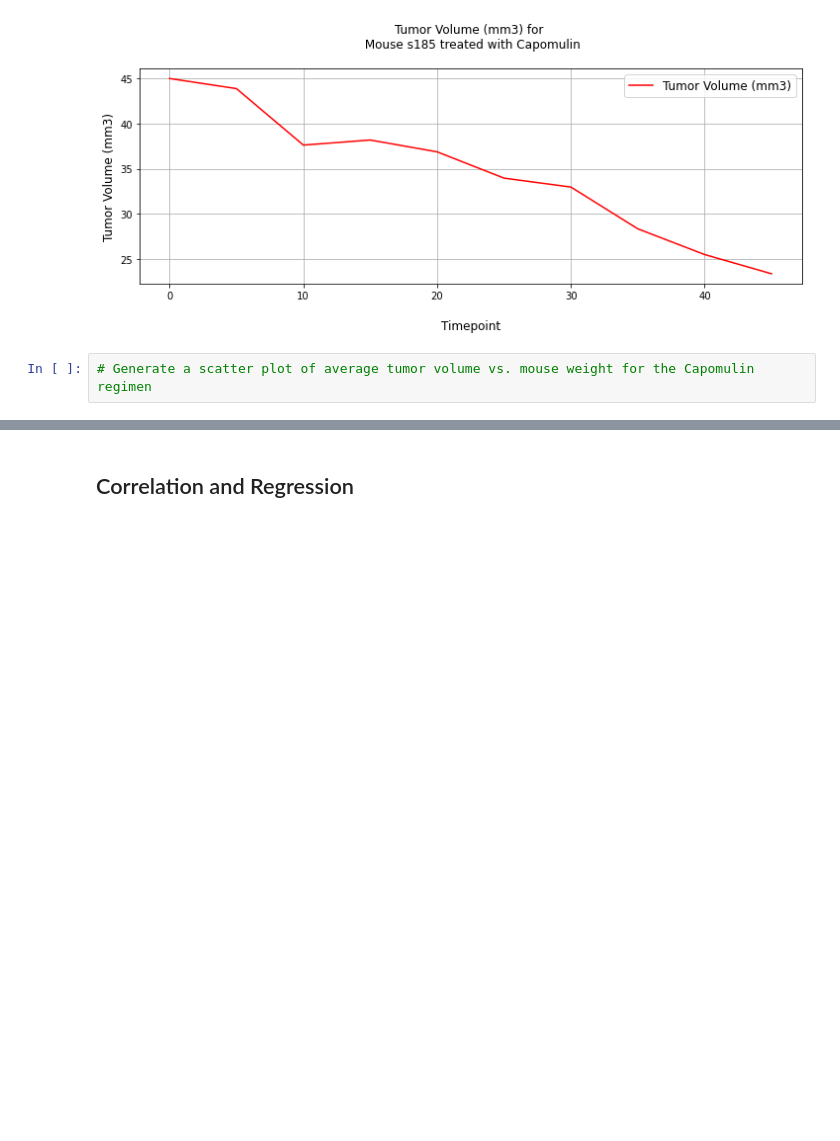
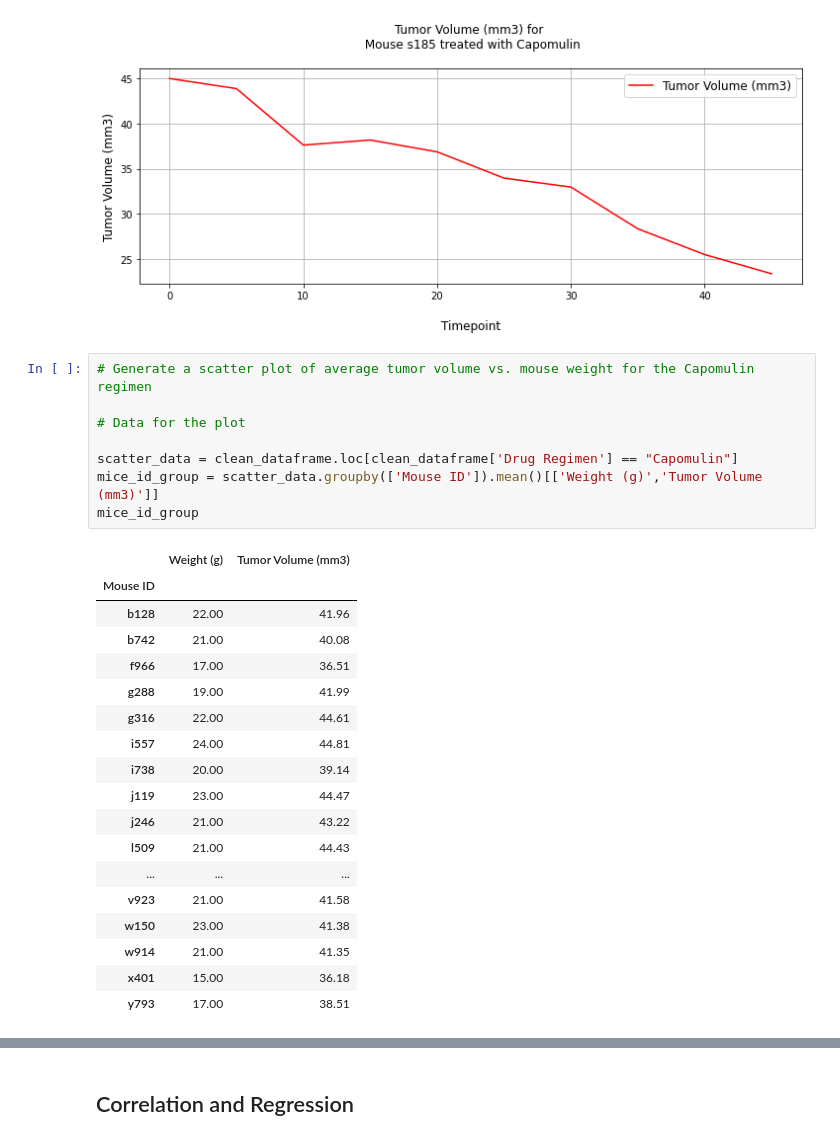
Before and after one commit to uldom/Matplotlib_Challenge, a Jupyter notebook: Pymaceuticals/pymaceuticals_starter.ipynb, the cells around one changed output, grey strips where cells are left out. Saved outputs shown, nothing was run; the diff lists cells and outputs as text; blank space fills up the shorter version.

```diff
--- a/Pymaceuticals/pymaceuticals_starter.ipynb
+++ b/Pymaceuticals/pymaceuticals_starter.ipynb
@@ -423,3 +423,28 @@ plt.show()
 [figure]
 # %%
 # Generate a scatter plot of average tumor volume vs. mouse weight for the Capomulin regimen
+
+# Data for the plot
+
+scatter_data = clean_dataframe.loc[clean_dataframe['Drug Regimen'] == "Capomulin"]
+mice_id_group = scatter_data.groupby(['Mouse ID']).mean()[['Weight (g)','Tumor Volume (mm3)']]
+mice_id_group
+# %% [output]
+|  | Weight (g) | Tumor Volume (mm3) |
+| Mouse ID |  |  |
+| b128 | 22.00 | 41.96 |
+| b742 | 21.00 | 40.08 |
+| f966 | 17.00 | 36.51 |
+| g288 | 19.00 | 41.99 |
+| g316 | 22.00 | 44.61 |
+| i557 | 24.00 | 44.81 |
+| i738 | 20.00 | 39.14 |
+| j119 | 23.00 | 44.47 |
+| j246 | 21.00 | 43.22 |
+| l509 | 21.00 | 44.43 |
+| ... | ... | ... |
+| v923 | 21.00 | 41.58 |
+| w150 | 23.00 | 41.38 |
+| w914 | 21.00 | 41.35 |
+| x401 | 15.00 | 36.18 |
+| y793 | 17.00 | 38.51 |
```
Also changed, not shown: parts of 1 cell of this notebook.
